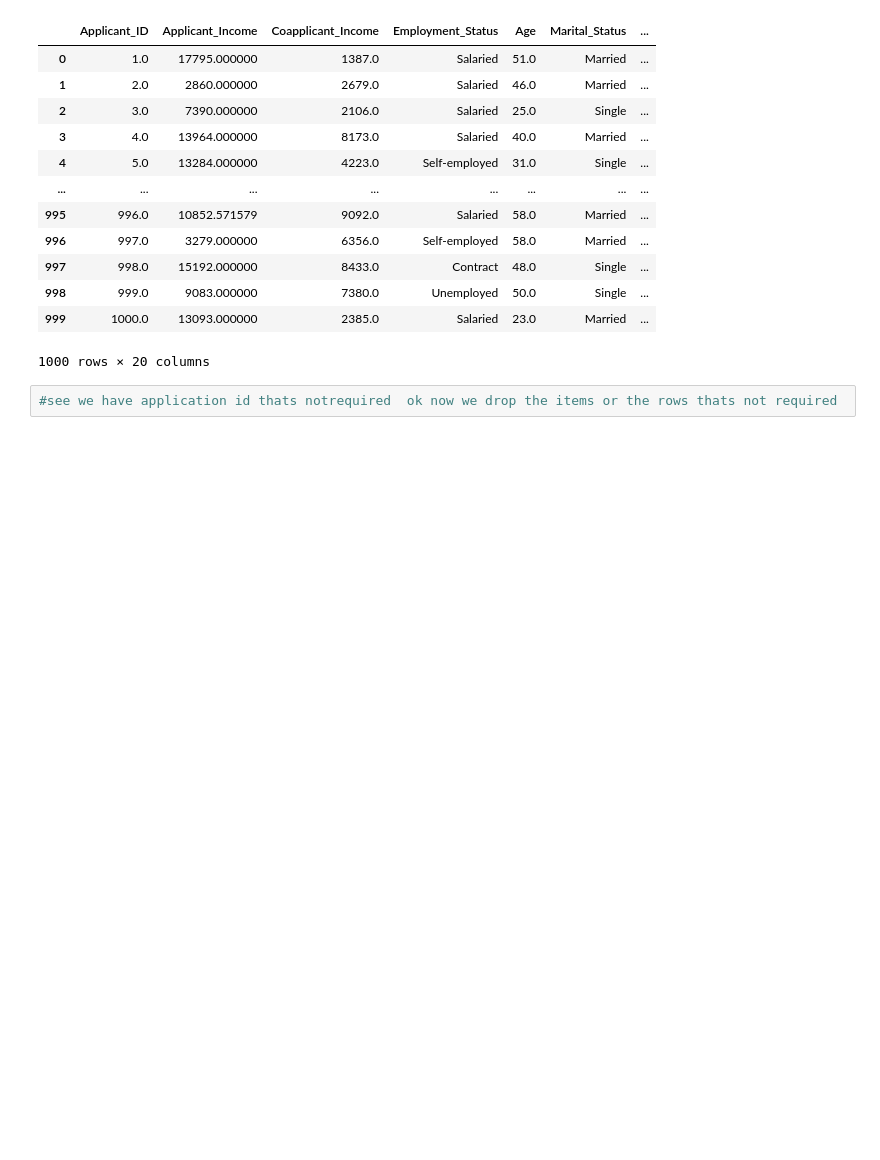
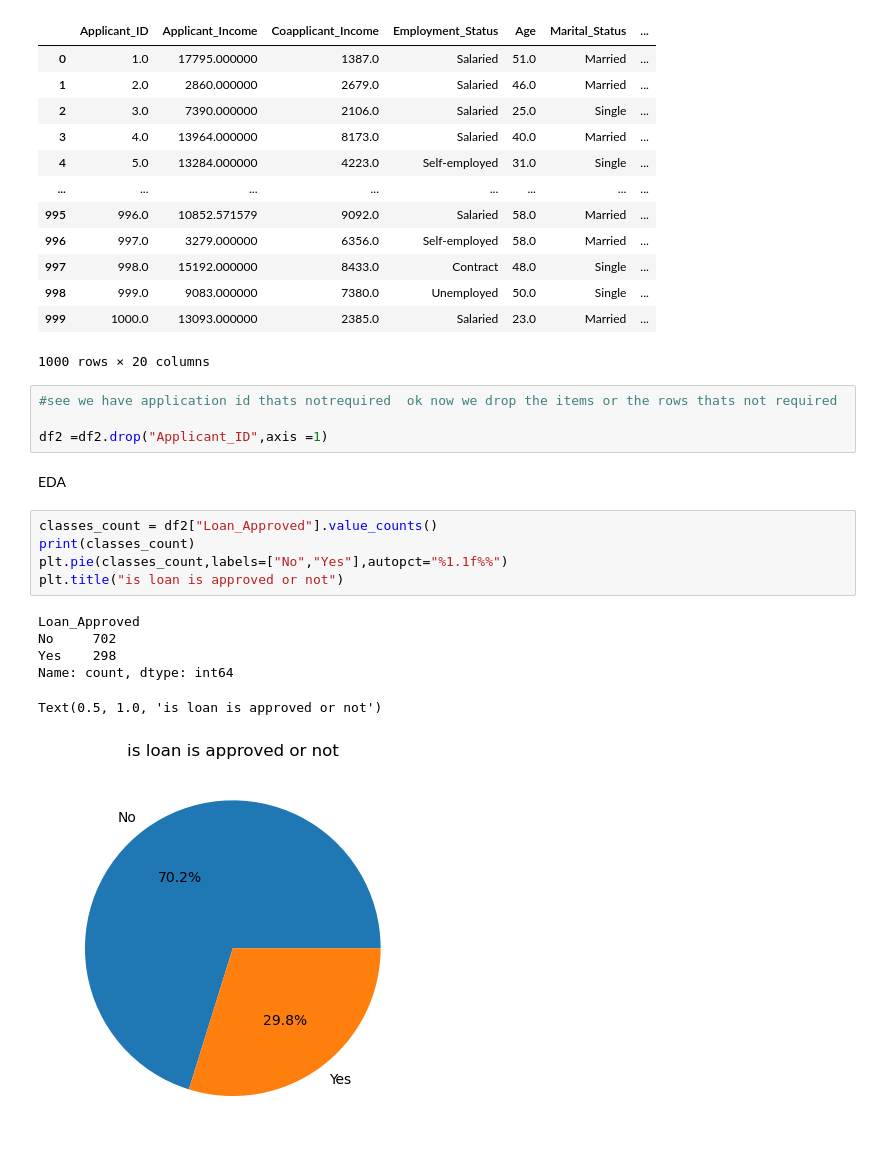
Before and after one commit to harikrishna12-ctrl/MY_ML_PROJECTS, a Jupyter notebook: loan_approvel_project.ipynb, the cells around one changed output. Cells and saved outputs as stored; diff of their text form; blank space fills up the shorter version.

```diff
--- a/loan_approvel_project.ipynb
+++ b/loan_approvel_project.ipynb
@@ -146,3 +146,19 @@ df2
 1000 rows × 20 columns
 # %%
 #see we have application id thats notrequired  ok now we drop the items or the rows thats not required
+
+df2 =df2.drop("Applicant_ID",axis =1)
+# %% [markdown]
+EDA
+# %%
+classes_count = df2["Loan_Approved"].value_counts()
+print(classes_count)
+plt.pie(classes_count,labels=["No","Yes"],autopct="%1.1f%%")
+plt.title("is loan is approved or not")
+# %% [output]
+Loan_Approved
+No     702
+Yes    298
+Name: count, dtype: int64
+Text(0.5, 1.0, 'is loan is approved or not')
+[figure, added]
```
Also changed, not shown: parts of 6 cells of this notebook, 1 other file.
